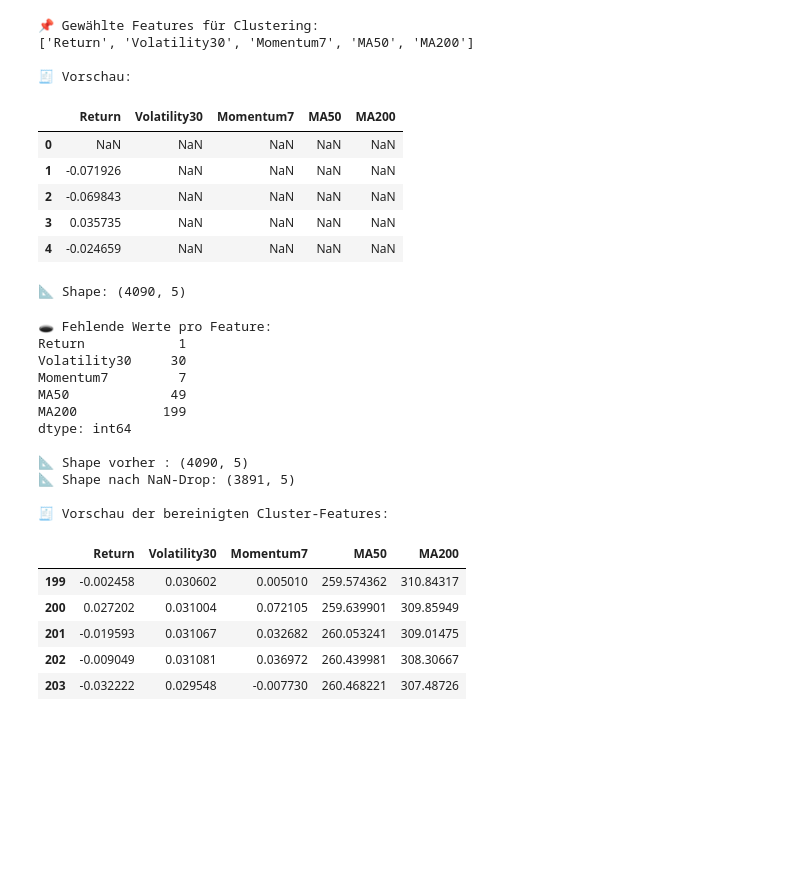
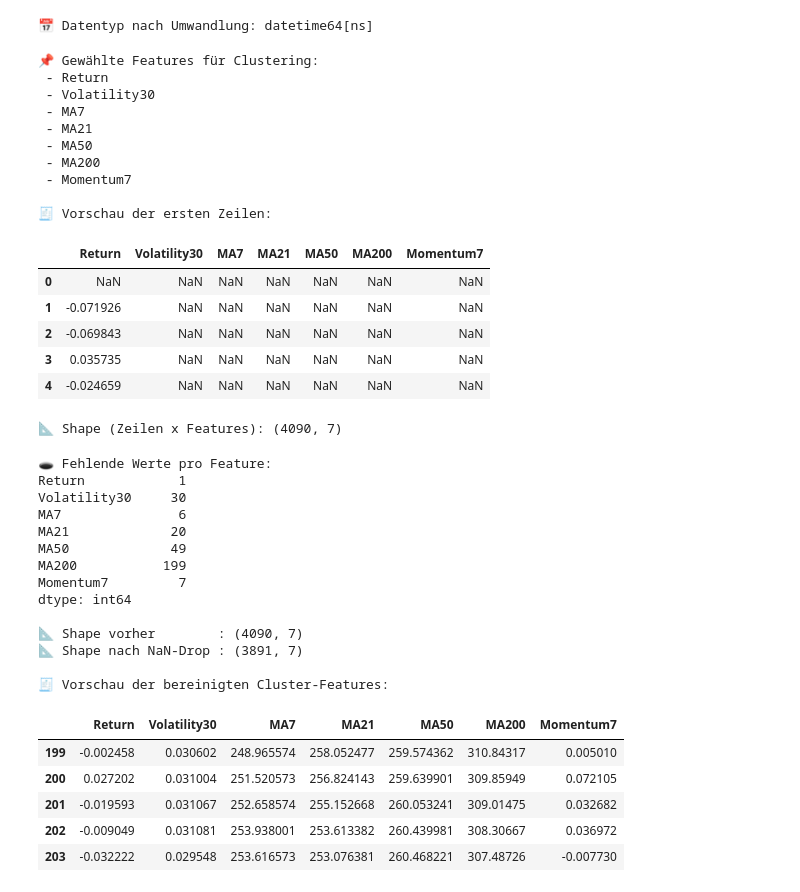
Before and after one commit to KiraflowAI/crypto-market-recommender, a Jupyter notebook: notebooks/03_clustering_market_regimes.ipynb, the cells around one changed output. Cells and saved outputs as stored; diff of their text form; code cells hidden in the pictures; blank space fills up the shorter version.

Commit message:
Added PCA clustering outputs, metrics and updated notebooks

```diff
--- a/notebooks/03_clustering_market_regimes.ipynb
+++ b/notebooks/03_clustering_market_regimes.ipynb
@@ -65,3 +111,13 @@ from sklearn.decomposition import PCA  # PCA: Dimensionalitätsreduktion auf 2D
+# %%
+# ------------------------------------------------------------
+# Date-Spalte in echtes Datumsformat umwandeln
+# ------------------------------------------------------------
+df_btc_clean["Date"] = pd.to_datetime(df_btc_clean["Date"], errors="coerce")
+df_btc_view["Date"]  = pd.to_datetime(df_btc_view["Date"], errors="coerce")
+
+print("📅 Datentyp nach Umwandlung:", df_btc_clean["Date"].dtype)
+# %% [output]
+📅 Datentyp nach Umwandlung: datetime64[ns]
 # %%
 # Für Clustering brauchen wir numerische Features, die relevante Marktstrukturen abbilden.
 # Wir nehmen bewusst die wichtigsten Features aus deiner Korrelation + Feature Importance Analyse:
@@ -85,41 +141,49 @@ from sklearn.decomposition import PCA  # PCA: Dimensionalitätsreduktion auf 2D
 # MA7/MA21 → zu nah am Preis
 # %%
 # ============================================================
-# 3) Feature-Auswahl für das Clustering
+# 3) Feature-Auswahl für das Clustering (korrekt & vollständig)
 # ============================================================
 
-# Wir definieren die Features, die am besten Marktphasen abbilden:
 cluster_features = [
     "Return",
     "Volatility30",
-    "Momentum7",
+    "MA7",
+    "MA21",
     "MA50",
     "MA200",
+    "Momentum7",
 ]
 
 # Nur die ausgewählten Spalten extrahieren
 X_cluster = df_btc_clean[cluster_features].copy()
 
 # Kontrolle
 print("📌 Gewählte Features für Clustering:")
-print(cluster_features)
+for f in cluster_features:
+    print(" -", f)
 
-print("\n🧾 Vorschau:")
+print("\n🧾 Vorschau der ersten Zeilen:")
 display(X_cluster.head())
 
-print("\n📐 Shape:", X_cluster.shape)
+print("\n📐 Shape (Zeilen x Features):", X_cluster.shape)
 # %% [output]
 📌 Gewählte Features für Clustering:
-['Return', 'Volatility30', 'Momentum7', 'MA50', 'MA200']
+ - Return
+ - Volatility30
+ - MA7
+ - MA21
+ - MA50
+ - MA200
+ - Momentum7
 
-🧾 Vorschau:
+🧾 Vorschau der ersten Zeilen:
-|  | Return | Volatility30 | Momentum7 | MA50 | MA200 |
-| 0 | NaN | NaN | NaN | NaN | NaN |
-| 1 | -0.071926 | NaN | NaN | NaN | NaN |
-| 2 | -0.069843 | NaN | NaN | NaN | NaN |
-| 3 | 0.035735 | NaN | NaN | NaN | NaN |
-| 4 | -0.024659 | NaN | NaN | NaN | NaN |
+|  | Return | Volatility30 | MA7 | MA21 | MA50 | MA200 | Momentum7 |
+| 0 | NaN | NaN | NaN | NaN | NaN | NaN | NaN |
+| 1 | -0.071926 | NaN | NaN | NaN | NaN | NaN | NaN |
+| 2 | -0.069843 | NaN | NaN | NaN | NaN | NaN | NaN |
+| 3 | 0.035735 | NaN | NaN | NaN | NaN | NaN | NaN |
+| 4 | -0.024659 | NaN | NaN | NaN | NaN | NaN | NaN |
-📐 Shape: (4090, 5)
+📐 Shape (Zeilen x Features): (4090, 7)
 # %%
 # ============================================================
 # 3.1 Missing Values in den Cluster-Features prüfen
@@ -129,18 +193,20 @@ print(X_cluster.isna().sum())
 
 # ============================================================
 # 3.2 Zeilen mit NaNs entfernen
-#     -> wir behalten nur Zeilen, in denen alle 5 Features vorhanden sind
+#     -> wir behalten nur Zeilen, in denen ALLE 7 Features vorhanden sind
 # ============================================================
-valid_idx = X_cluster.dropna().index   # Index der vollständigen Zeilen
+
+# Index der vollständigen Zeilen (keine NaNs in den Cluster-Features)
+valid_idx = X_cluster.dropna().index
 
 # Feature-Matrix fürs Clustering (nur vollständige Zeilen)
 X_cluster_clean = X_cluster.loc[valid_idx].copy()
 
-# Parallel dazu: Original-Daten für späteres Plotten (Date, Close etc.)
+# Parallel dazu: Original-Daten für späteres Plotten (z. B. Date, Close etc.)
 df_cluster = df_btc_clean.loc[valid_idx].copy()
 
-print("\n📐 Shape vorher :", X_cluster.shape)
-print("📐 Shape nach NaN-Drop:", X_cluster_clean.shape)
+print("\n📐 Shape vorher        :", X_cluster.shape)
+print("📐 Shape nach NaN-Drop :", X_cluster_clean.shape)
 
 print("\n🧾 Vorschau der bereinigten Cluster-Features:")
 display(X_cluster_clean.head())
@@ -148,21 +214,23 @@ display(X_cluster_clean.head())
 🕳️ Fehlende Werte pro Feature:
 Return            1
 Volatility30     30
-Momentum7         7
+MA7               6
+MA21             20
 MA50             49
 MA200           199
+Momentum7         7
 dtype: int64
 
-📐 Shape vorher : (4090, 5)
-📐 Shape nach NaN-Drop: (3891, 5)
+📐 Shape vorher        : (4090, 7)
+📐 Shape nach NaN-Drop : (3891, 7)
 
 🧾 Vorschau der bereinigten Cluster-Features:
-|  | Return | Volatility30 | Momentum7 | MA50 | MA200 |
-| 199 | -0.002458 | 0.030602 | 0.005010 | 259.574362 | 310.84317 |
-| 200 | 0.027202 | 0.031004 | 0.072105 | 259.639901 | 309.85949 |
-| 201 | -0.019593 | 0.031067 | 0.032682 | 260.053241 | 309.01475 |
-| 202 | -0.009049 | 0.031081 | 0.036972 | 260.439981 | 308.30667 |
-| 203 | -0.032222 | 0.029548 | -0.007730 | 260.468221 | 307.48726 |
+|  | Return | Volatility30 | MA7 | MA21 | MA50 | MA200 | Momentum7 |
+| 199 | -0.002458 | 0.030602 | 248.965574 | 258.052477 | 259.574362 | 310.84317 | 0.005010 |
+| 200 | 0.027202 | 0.031004 | 251.520573 | 256.824143 | 259.639901 | 309.85949 | 0.072105 |
+| 201 | -0.019593 | 0.031067 | 252.658574 | 255.152668 | 260.053241 | 309.01475 | 0.032682 |
+| 202 | -0.009049 | 0.031081 | 253.938001 | 253.613382 | 260.439981 | 308.30667 | 0.036972 |
+| 203 | -0.032222 | 0.029548 | 253.616573 | 253.076381 | 260.468221 | 307.48726 | -0.007730 |
 # %%
 # ============================================================
 # 4) Skalierung für Clustering
```
Also changed, not shown: parts of 33 cells of this notebook, 5 other files.
